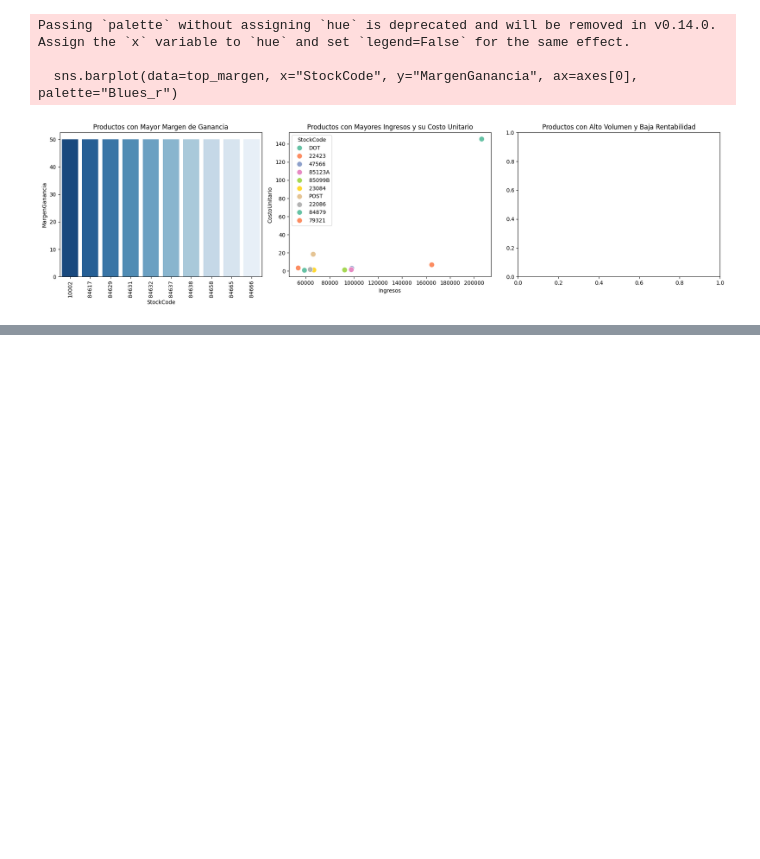
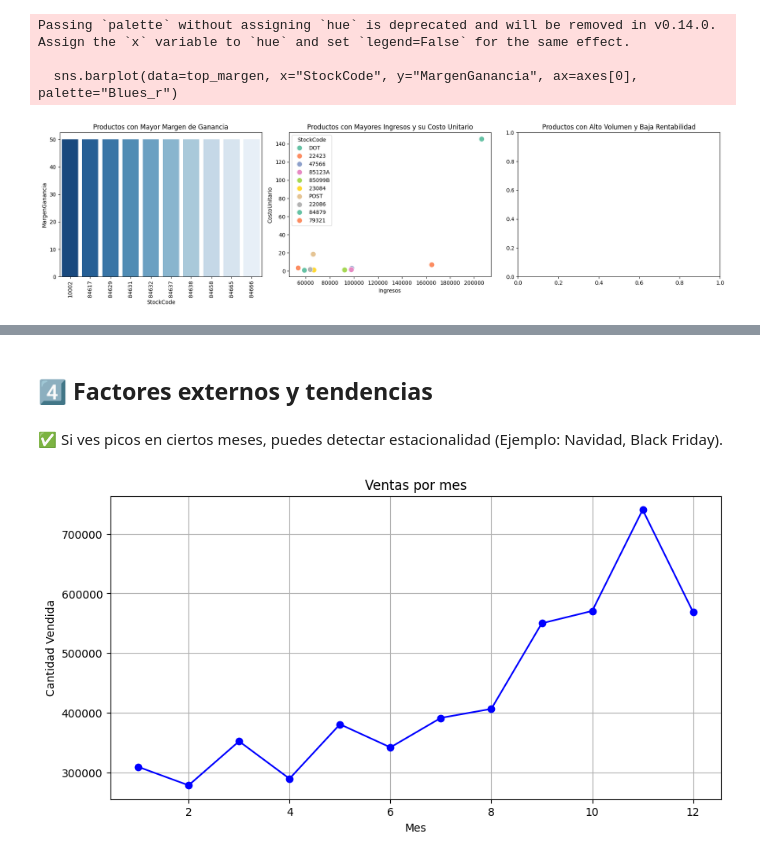
Before and after one commit to JosePicalua/Proyectos-Data-Analys-Science, a Jupyter notebook: DataSet-Kaggle/Proyecto-3-Online-Retail/proyectoVENTASonlineretail.ipynb, the cells around one changed output, grey strips where cells are left out. Cells and saved outputs as stored; diff of their text form; code cells hidden in the pictures; blank space fills up the shorter version.

```diff
--- a/DataSet-Kaggle/Proyecto-3-Online-Retail/proyectoVENTASonlineretail.ipynb
+++ b/DataSet-Kaggle/Proyecto-3-Online-Retail/proyectoVENTASonlineretail.ipynb
@@ -342,0 +397,17 @@ Passing `palette` without assigning `hue` is deprecated and will be removed in v
+# %% [markdown]
+## 4️⃣ Factores externos y tendencias
+# %% [markdown]
+✅ Si ves picos en ciertos meses, puedes detectar estacionalidad (Ejemplo: Navidad, Black Friday).
+# %%
+df_train["Mes"] = df_train["InvoiceDate"].dt.month  # Extraer el mes
+ventas_por_mes = df_train.groupby("Mes")["Quantity"].sum()  # Sumar las ventas por mes
+
+
+ventas_por_mes.plot(kind="line", marker="o", color="b", figsize=(10,5))
+plt.title("Ventas por mes")
+plt.xlabel("Mes")
+plt.ylabel("Cantidad Vendida")
+plt.grid(True)
+plt.show()
+# %% [output]
+[figure, added]
```
Also changed, not shown: parts of 22 cells of this notebook, 5 other files.
